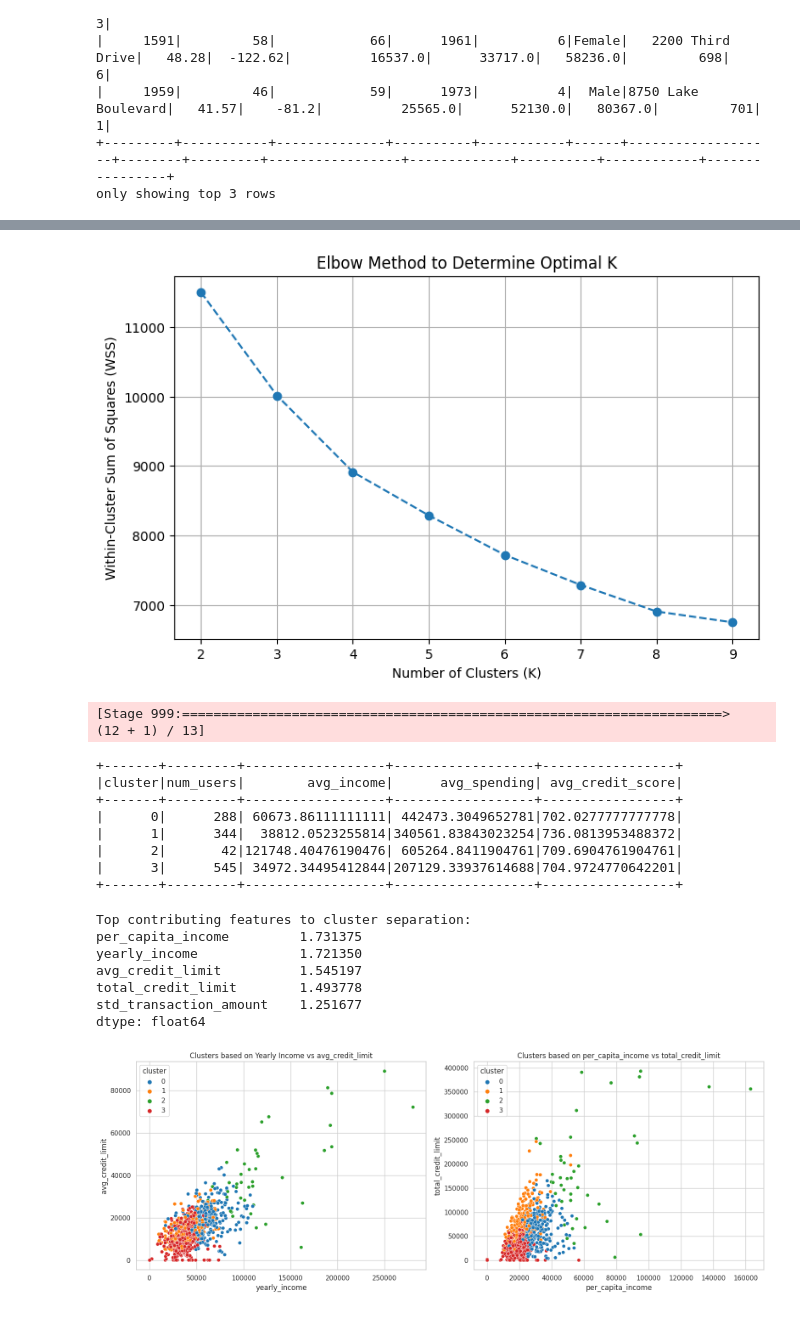
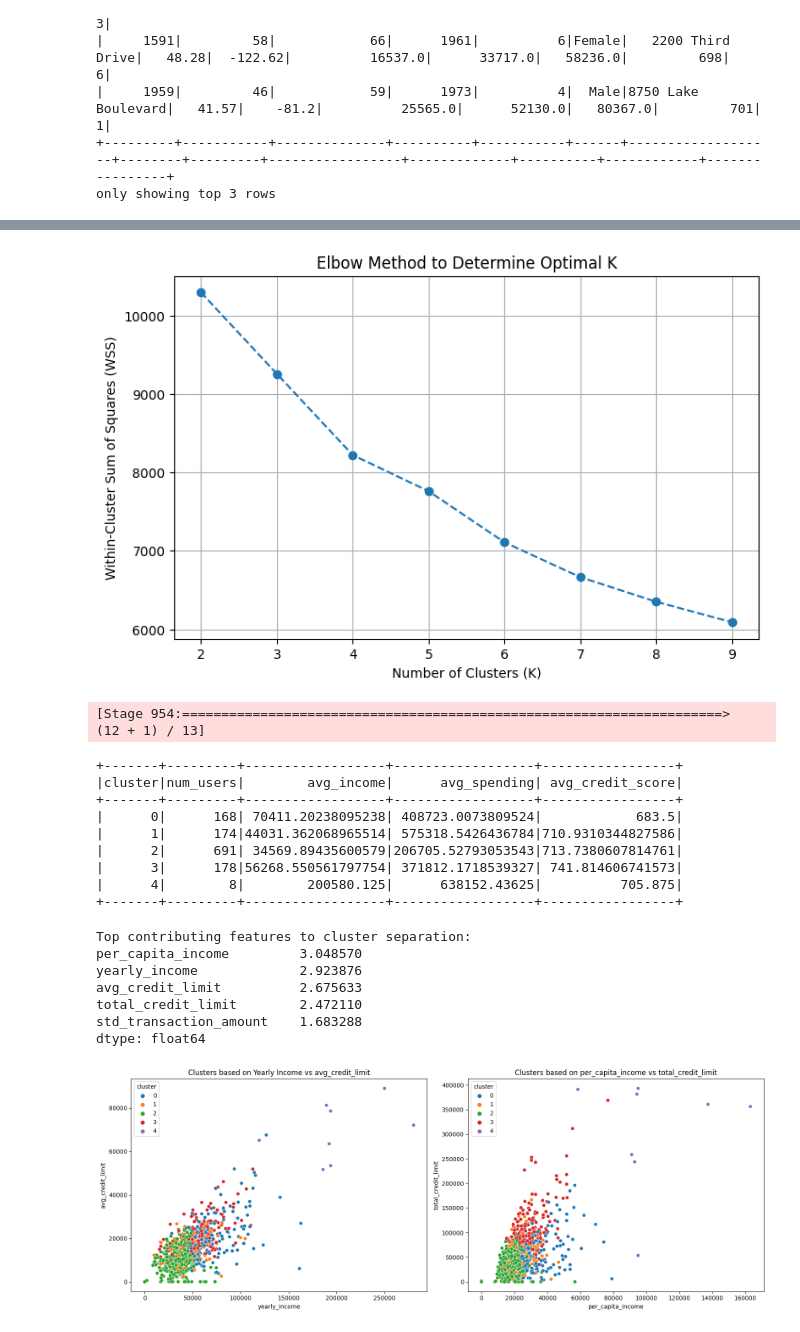
Before and after one commit to Sara-Gamal12/Transaction-Classification-and-Analysis, a Jupyter notebook: Users EDA.ipynb, the cells around one changed output, grey strips where cells are left out. Saved outputs shown, nothing was run; the diff lists cells and outputs as text; code cells hidden in the pictures.

```diff
--- a/Users EDA.ipynb
+++ b/Users EDA.ipynb
@@ -120,7 +133,6 @@ only showing top 3 rows
 # %%
 # Merge user and card features
 cards_summary = cards_df.groupBy("client_id").agg(
-    F.count("*").alias("num_cards"),
     F.avg("credit_limit").alias("avg_credit_limit"),
     F.sum("credit_limit").alias("total_credit_limit"),
 )
@@ -154,18 +166,12 @@ features_df.show(1)
 only showing top 1 row
 # %%
-input_cols = [
-    "per_capita_income", "yearly_income", "total_debt",
-    "credit_score", "num_credit_cards", "num_transactions", "avg_transaction_amount",
-    "total_spent", "std_transaction_amount", "num_cards", "avg_credit_limit",
-    "total_credit_limit",
-]
 # Assemble and scale features first
-assembler = VectorAssembler(inputCols=input_cols, outputCol="unscaled_features")
+assembler = VectorAssembler(inputCols=features_df.columns, outputCol="unscaled_features")
 scaler = StandardScaler(inputCol="unscaled_features", outputCol="features")
 
 assembled_scaled = Pipeline(stages=[assembler, scaler]).fit(features_df).transform(features_df)
 
-# Elbow method
+# Elbow and silhouette_score methods
 cost = []
 scores = []
 for k in range(2, 10):
@@ -198,10 +204,10 @@ plt.xticks(range(2, 10))  # Force x-axis to show integer values
 plt.grid(True)
 plt.show()
 # %% [output]
-[figure, old version]
+[figure, new version]
 # %%
 # optimal number found from the elbow graph
-best_k = 4
+best_k = 5
 
 
 kmeans = KMeans(k=best_k, seed=42, featuresCol="features", predictionCol="cluster")
@@ -215,18 +221,19 @@ clustered_df.groupBy("cluster").agg(
     F.avg("credit_score").alias("avg_credit_score")
 ).orderBy("cluster").show()
 # %% [output]
-[Stage 999:=====================================================================>     (12 + 1) / 13]
+[Stage 954:=====================================================================>     (12 + 1) / 13]
 +-------+---------+------------------+------------------+-----------------+
 |cluster|num_users|        avg_income|      avg_spending| avg_credit_score|
 +-------+---------+------------------+------------------+-----------------+
-|      0|      288| 60673.86111111111| 442473.3049652781|702.0277777777778|
-|      1|      344|  38812.0523255814|340561.83843023254|736.0813953488372|
-|      2|       42|121748.40476190476| 605264.8411904761|709.6904761904761|
-|      3|      545| 34972.34495412844|207129.33937614688|704.9724770642201|
+|      0|      168| 70411.20238095238| 408723.0073809524|            683.5|
+|      1|      174|44031.362068965514| 575318.5426436784|710.9310344827586|
+|      2|      691| 34569.89435600579|206705.52793053543|713.7380607814761|
+|      3|      178|56268.550561797754| 371812.1718539327| 741.814606741573|
+|      4|        8|        200580.125|      638152.43625|          705.875|
 +-------+---------+------------------+------------------+-----------------+
 # %%
 centers = model.clusterCenters()
-centers_df = pd.DataFrame(centers, columns=input_cols)
+centers_df = pd.DataFrame(centers, columns=features_df.columns)
 
 # Compute standard deviation of feature values across clusters
 feature_importance = centers_df.std().sort_values(ascending=False)
@@ -236,30 +243,30 @@ print("Top contributing features to cluster separation:")
 print(top_features)
 # %% [output]
 Top contributing features to cluster separation:
-per_capita_income         1.731375
-yearly_income             1.721350
-avg_credit_limit          1.545197
-total_credit_limit        1.493778
-std_transaction_amount    1.251677
+per_capita_income         3.048570
+yearly_income             2.923876
+avg_credit_limit          2.675633
+total_credit_limit        2.472110
+std_transaction_amount    1.683288
 dtype: float64
 # %%
-plot_df = clustered_df.select(*input_cols, "cluster").toPandas()
+plot_df = clustered_df.select(*features_df.columns, "cluster").toPandas()
 # Create a 1x2 grid of subplots (1 row, 2 columns)
 fig, axes = plt.subplots(1, 2, figsize=(16, 6))
 
 # Example 1: yearly_income vs avg_credit_limit
 sns.scatterplot(data=plot_df, x="yearly_income", y="avg_credit_limit", hue="cluster", palette="tab10", ax=axes[0])
 axes[0].set_title("Clusters based on Yearly Income vs avg_credit_limit")
 
 # Example 2: per_capita_income vs total_credit_limit
 sns.scatterplot(data=plot_df, x="per_capita_income", y="total_credit_limit", hue="cluster", palette="tab10", ax=axes[1])
 axes[1].set_title("Clusters based on per_capita_income vs total_credit_limit")
 
 # Display the plot
 plt.tight_layout()
 plt.show()
 # %% [output]
-[figure, old version]
+[figure, new version]
 # %%
 clustered_pandas = clustered_df.select("features", "cluster").toPandas()
 
```
Also changed, not shown: parts of 18 cells of this notebook.
